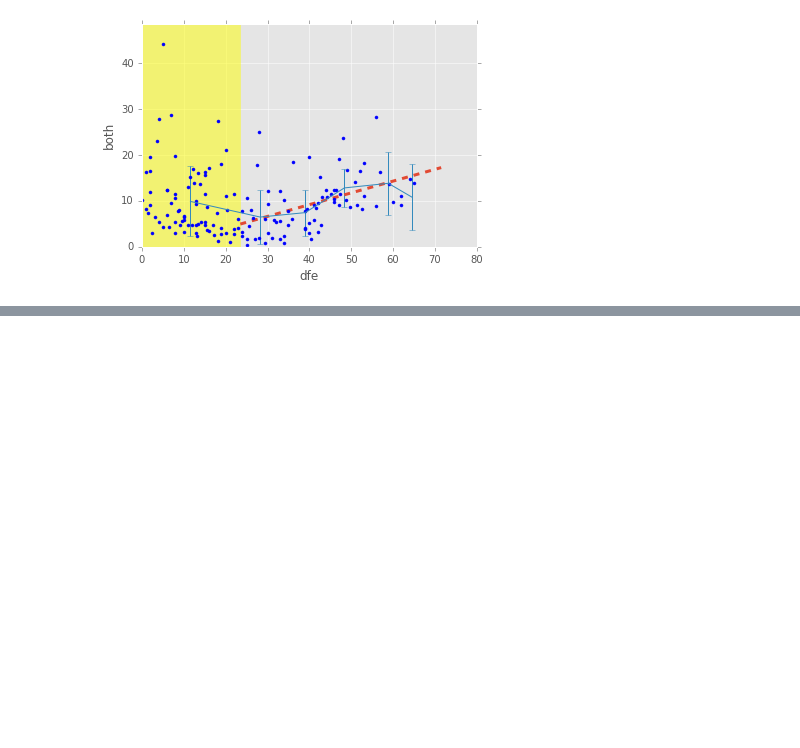
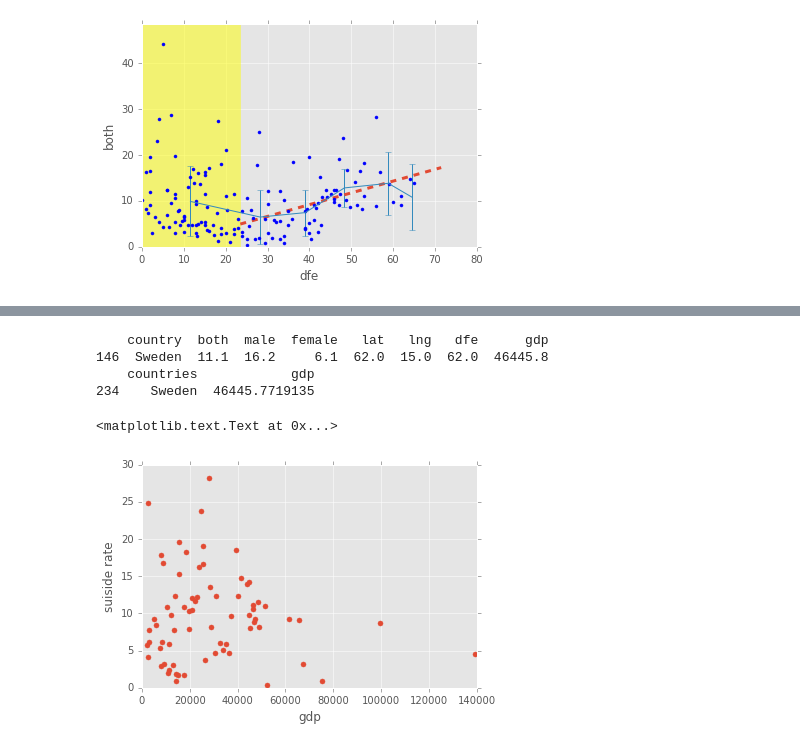
Before and after one commit to grehujt/SmallPythonProjects, a Jupyter notebook: jupyterNotebooks/LinearRegression/LinearRegression.ipynb, the cells around one changed output, grey strips where cells are left out. Drawn from its saved outputs; the diff is of its cells as text; code cells hidden in the pictures; blank space fills up the shorter version.

```diff
--- a/jupyterNotebooks/LinearRegression/LinearRegression.ipynb
+++ b/jupyterNotebooks/LinearRegression/LinearRegression.ipynb
@@ -192,0 +198,3 @@ plt.errorbar(grpRates.mean()['dfe'], grpRates.mean()['both'], yerr=grpRates.std(
+# %%
+dat = wb.download(indicator='NY.GDP.PCAP.PP.CD', country='all', start=2014, end=2014)
+dat.head()
@@ -192,0 +209,5 @@ plt.errorbar(grpRates.mean()['dfe'], grpRates.mean()['both'], yerr=grpRates.std(
+# %%
+countries = np.array(dat.index.tolist())[:, 0]
+gdp = np.array(dat['NY.GDP.PCAP.PP.CD'])
+data = pd.DataFrame(data=np.hstack((countries.reshape(-1, 1), gdp.reshape(-1, 1))), columns=['countries', 'gdp'])
+data.head()
@@ -192,0 +221,24 @@ plt.errorbar(grpRates.mean()['dfe'], grpRates.mean()['both'], yerr=grpRates.std(
+# %%
+rates['gdp'] = ''
+for i in np.arange(len(data)):
+    ind = rates['country'].isin([data['countries'][i]])
+    val = data.loc[i, ['gdp']].values.astype('float')
+    rates.loc[ind, ['gdp']] = val
+rates.loc[rates['gdp'].isin(['']), ['gdp']] = np.nan
+# %%
+print rates[rates['country'] == 'Sweden']
+print data[data['countries'] == 'Sweden']
+# %% [output]
+    country  both  male  female   lat   lng   dfe      gdp
+146  Sweden  11.1  16.2     6.1  62.0  15.0  62.0  46445.8
+    countries            gdp
+234    Sweden  46445.7719135
+# %%
+sel = (~rates['dfe'].isnull()) * (rates['dfe'] > 23.5)
+sel *= (~rates['gdp'].isnull())
+plt.plot(rates[sel]['gdp'], rates[sel]['both'], '.', ms=10)
+plt.xlabel('gdp')
+plt.ylabel('suicide rate')
+# %% [output]
+<matplotlib.text.Text at 0x...>
+[figure, added]
```
Also changed, not shown: parts of 8 cells of this notebook, 1 other file.
